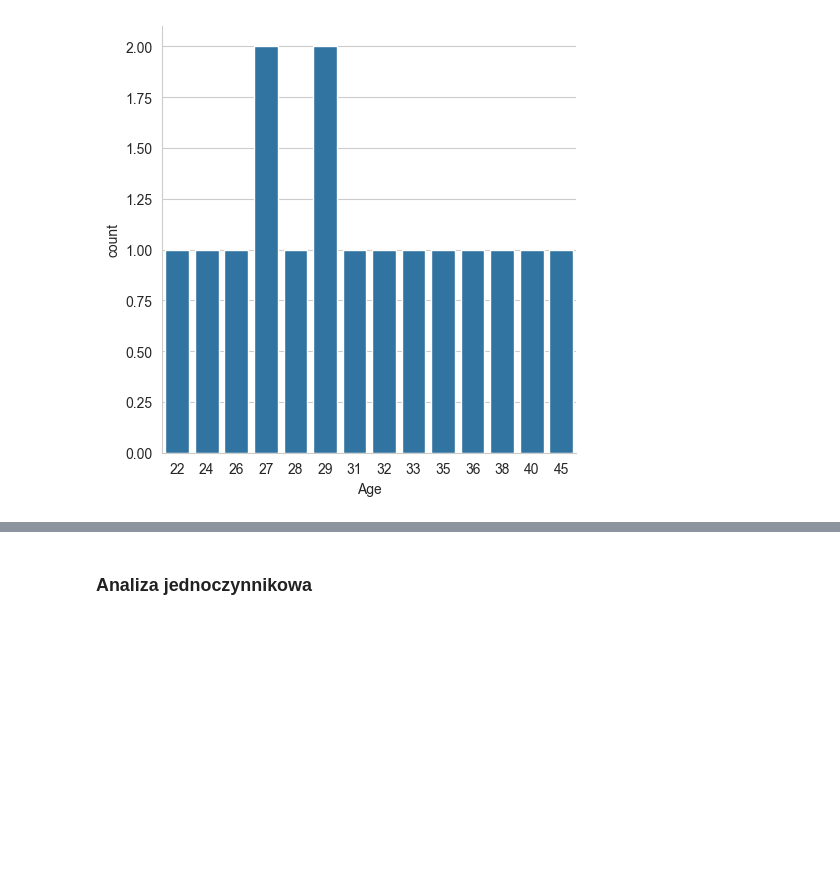
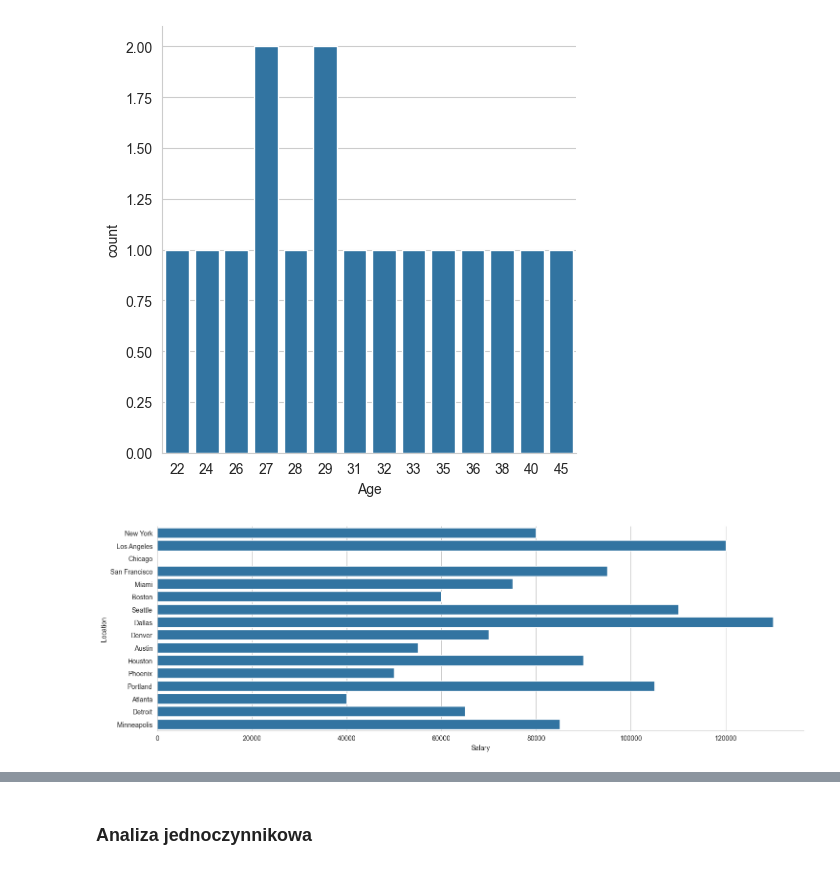
Before and after one commit to PawelWil/PARTII_PawelWiltos_Python_Pandas_Seaborn, a Jupyter notebook: Kod/04_seaborn_WYKRESY_ZŁOŻONE_To_Jest_Czesc_Pythona/05_praca_z_danymi.ipynb, the cells around one changed output, grey strips where cells are left out. Drawn from its saved outputs; the diff is of its cells as text; code cells hidden in the pictures; blank space fills up the shorter version.

```diff
--- a/Kod/04_seaborn_WYKRESY_ZŁOŻONE_To_Jest_Czesc_Pythona/05_praca_z_danymi.ipynb
+++ b/Kod/04_seaborn_WYKRESY_ZŁOŻONE_To_Jest_Czesc_Pythona/05_praca_z_danymi.ipynb
@@ -83,3 +83,8 @@ _ = sns.catplot(df_people, x='Age', y='Occupation') # jako kategorie obierzemy s
 _ = sns.catplot(df_people, x='Age', kind='count')
 # %% [output]
 [figure]
+# %%
+# Kolejny wykresy z kategoriami - WYKRES Słupkowy - BARchart, który pokazuje średnią dla danej kategorii, u nas to jest dla Location. Tu odwróciłem baze wykresu, z  pionowego, na poziomy + musiałem go poszerzyć.
+_ = sns.catplot(df_people, x='Salary', y='Location', kind='bar', height=5, aspect=3)
+# %% [output]
+[figure, added]
```
Also changed, not shown: parts of 2 cells of this notebook, 1 other file.
